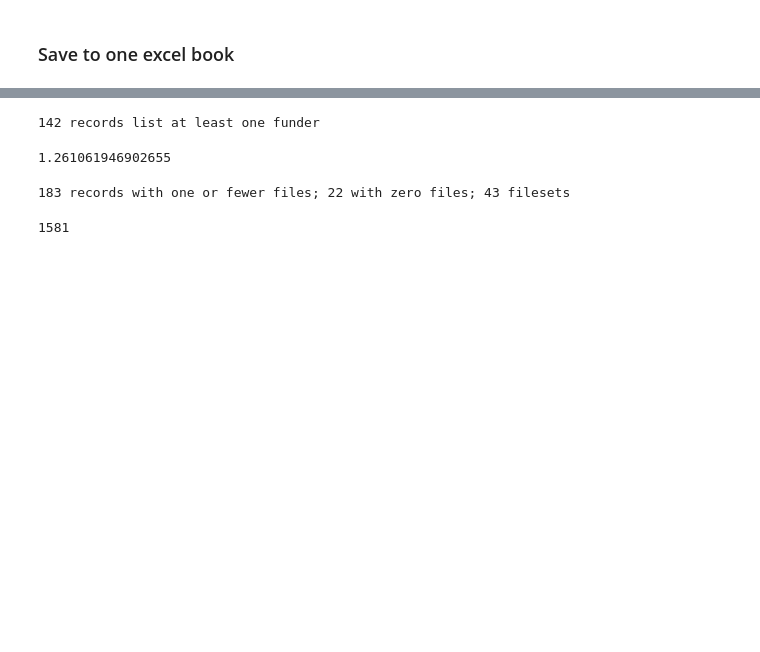
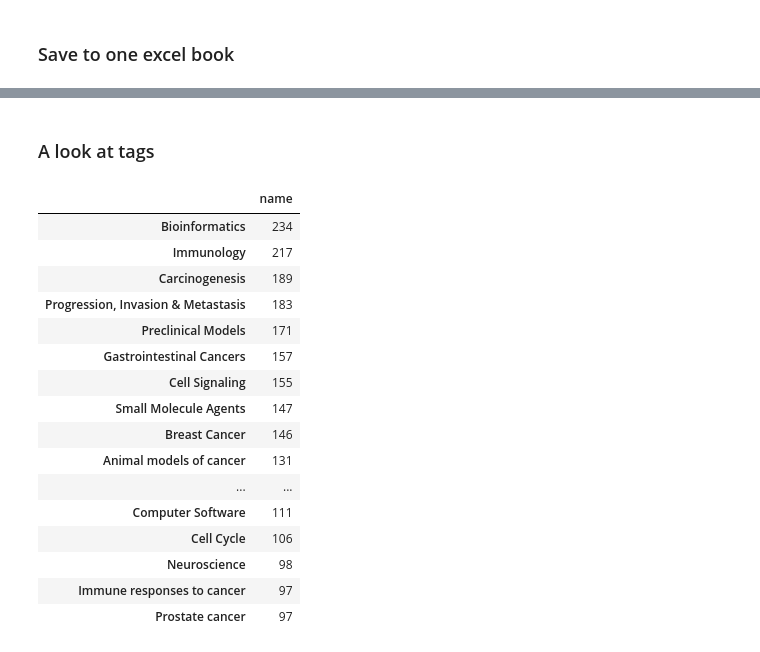
Before and after one commit to amckennafoster/figshare-api-scripts, a Jupyter notebook: research-related-scripts/software-records/SOFTWARE-PRACTICES.ipynb, the cells around one changed output, grey strips where cells are left out. Saved outputs shown, nothing was run; the diff lists cells and outputs as text; code cells hidden in the pictures; blank space fills up the shorter version.

Commit message:
updated software project

```diff
--- a/research-related-scripts/software-records/SOFTWARE-PRACTICES.ipynb
+++ b/research-related-scripts/software-records/SOFTWARE-PRACTICES.ipynb
@@ -398,39 +563,26 @@ df_full['funders'].replace('[]', np.NaN, inplace = True)
-# %%
-#Count references to at least one funder. I manually counted links to Dimentions = 29
-print(df_full['funders'].count(),'records list at least one funder')
-# %% [output]
-142 records list at least one funder
-# %%
-mean_files = df_full['count_files'].mean()
-mean_files
-# %% [output]
-1.261061946902655
-# %%
-#Number of records with 1 or fewer files
-print(len(df_full[df_full['count_files'] <= 1]),'records with one or fewer files;',
-      len(df_full[df_full['count_files'] == 0]),'with zero files;',
-      len(df_full[df_full['count_files'] > 1]),'filesets')
-# %% [output]
-183 records with one or fewer files; 22 with zero files; 43 filesets
-# %%
-tags = df_full['tags'].to_frame()
-
-#Clean up the strings so each value is words separated by commas and a space
-tags['tags_clean'] = tags['tags'].str.replace('[','', regex=False)
-tags['tags_clean'] = tags['tags_clean'].str.replace(']','', regex=False)
-tags['tags_clean'] = tags['tags_clean'].str.replace("'","", regex=False)
-
-#Create a list to hold the list of words for each row, the tags are added to the sublists based on the ', '
-tags_clean = []
-for y in tags['tags_clean']:
-    value = y.split(', ')
-    tags_clean.append(value)
-
-#Make the list of lists to one list:
-all_tags = [word for tag in tags_clean for word in tag]
-len(all_tags)
-# %% [output]
-1581
+# %% [markdown]
+### A look at tags
 # %%
-all_tags_df = pd.DataFrame(all_tags, columns = ['tag'])
-tops = all_tags_df.value_counts()
+tops = tagsdf['name'].value_counts() #this is a series
+tops = tops.to_frame()
+tops.sort_values(by='name', ascending=False)
+
+tops.head(20)
+# %% [output]
+|  | name |
+| Bioinformatics | 234 |
+| Immunology | 217 |
+| Carcinogenesis | 189 |
+| Progression, Invasion & Metastasis | 183 |
+| Preclinical Models | 171 |
+| Gastrointestinal Cancers | 157 |
+| Cell Signaling | 155 |
+| Small Molecule Agents | 147 |
+| Breast Cancer | 146 |
+| Animal models of cancer | 131 |
+| ... | ... |
+| Computer Software | 111 |
+| Cell Cycle | 106 |
+| Neuroscience | 98 |
+| Immune responses to cancer | 97 |
+| Prostate cancer | 97 |
```
Also changed, not shown: parts of 70 cells of this notebook, 6 other files.
